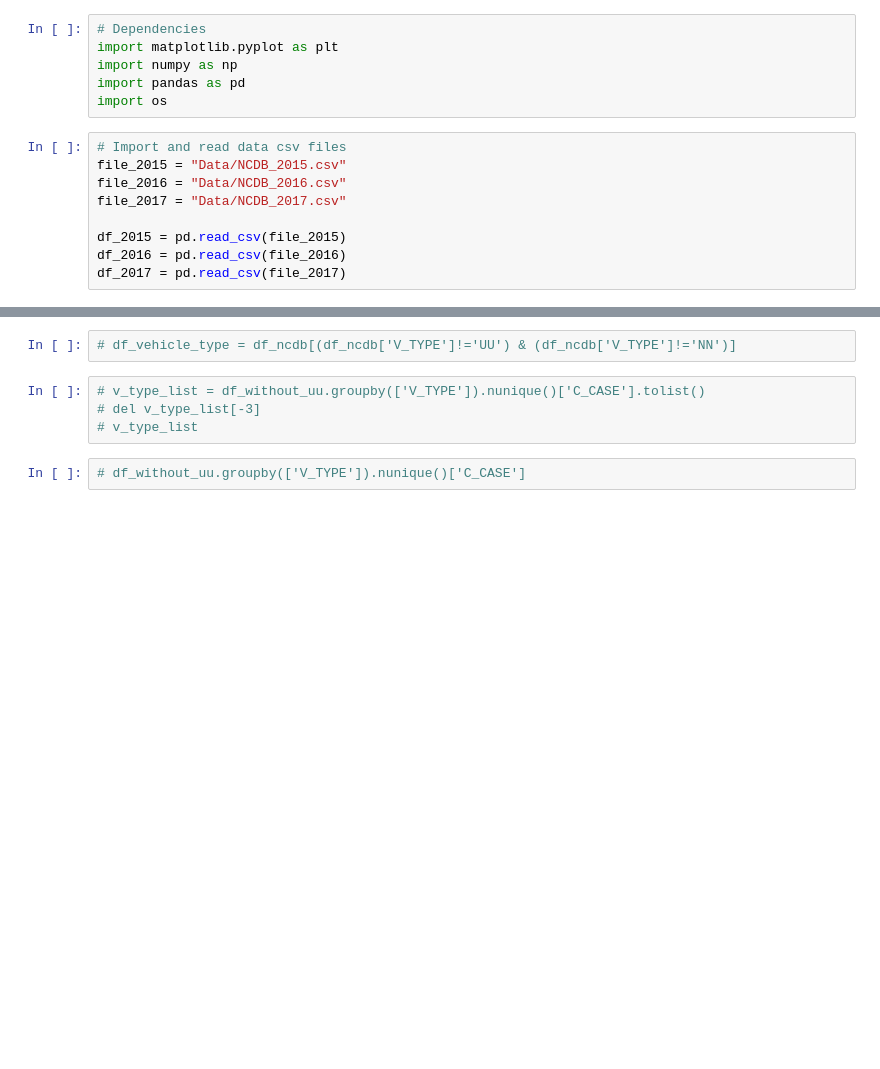
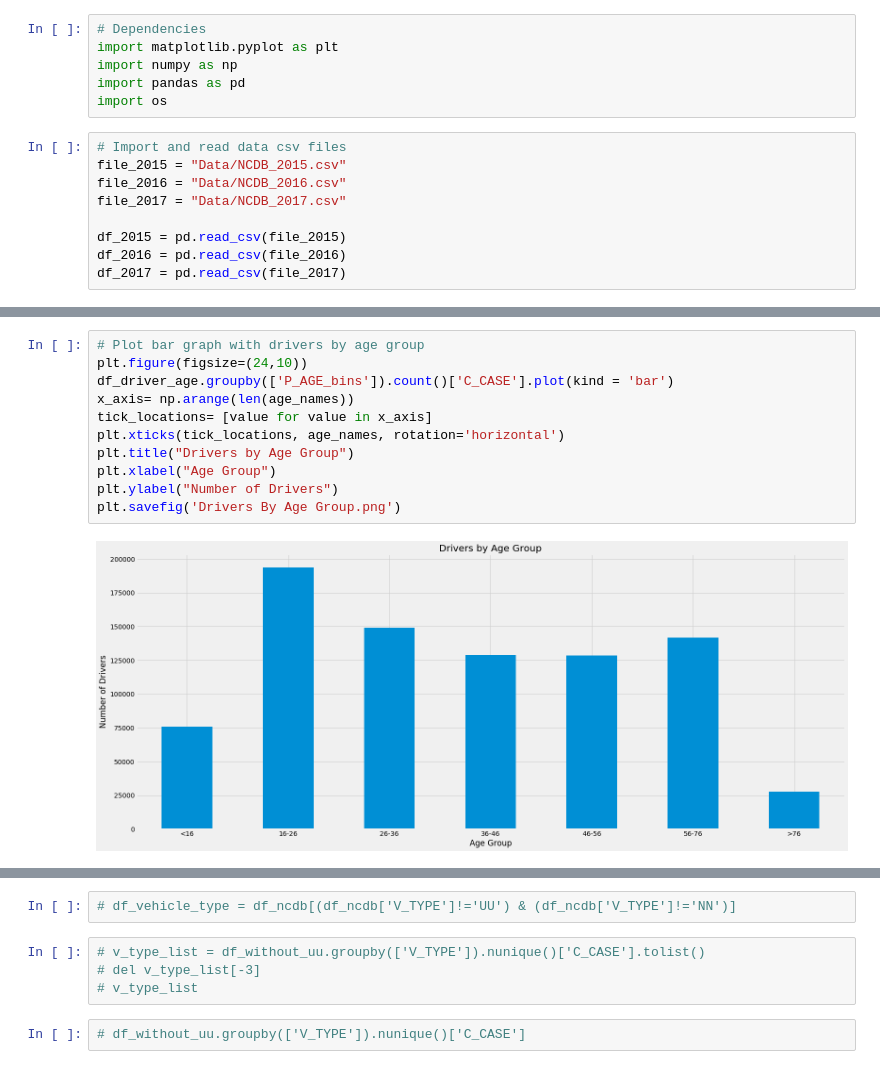
Before and after one commit to frpatel/team5-NCDB, a Jupyter notebook: project1-NCDB.ipynb, the cells around one changed output, grey strips where cells are left out. Cells and saved outputs as stored; diff of their text form; blank space fills up the shorter version.

Commit message:
Edit figures

```diff
--- a/project1-NCDB.ipynb
+++ b/project1-NCDB.ipynb
@@ -365,0 +263,13 @@ plt.savefig('Collisions By Vehicle type.png',bbox_inches='tight')
+# %%
+# Plot bar graph with drivers by age group
+plt.figure(figsize=(24,10))
+df_driver_age.groupby(['P_AGE_bins']).count()['C_CASE'].plot(kind = 'bar')
+x_axis= np.arange(len(age_names))
+tick_locations= [value for value in x_axis]
+plt.xticks(tick_locations, age_names, rotation='horizontal')
+plt.title("Drivers by Age Group")
+plt.xlabel("Age Group")
+plt.ylabel("Number of Drivers")
+plt.savefig('Drivers By Age Group.png')
+# %% [output]
+[figure, added]
```
Also changed, not shown: parts of 53 cells of this notebook, 11 other files.
